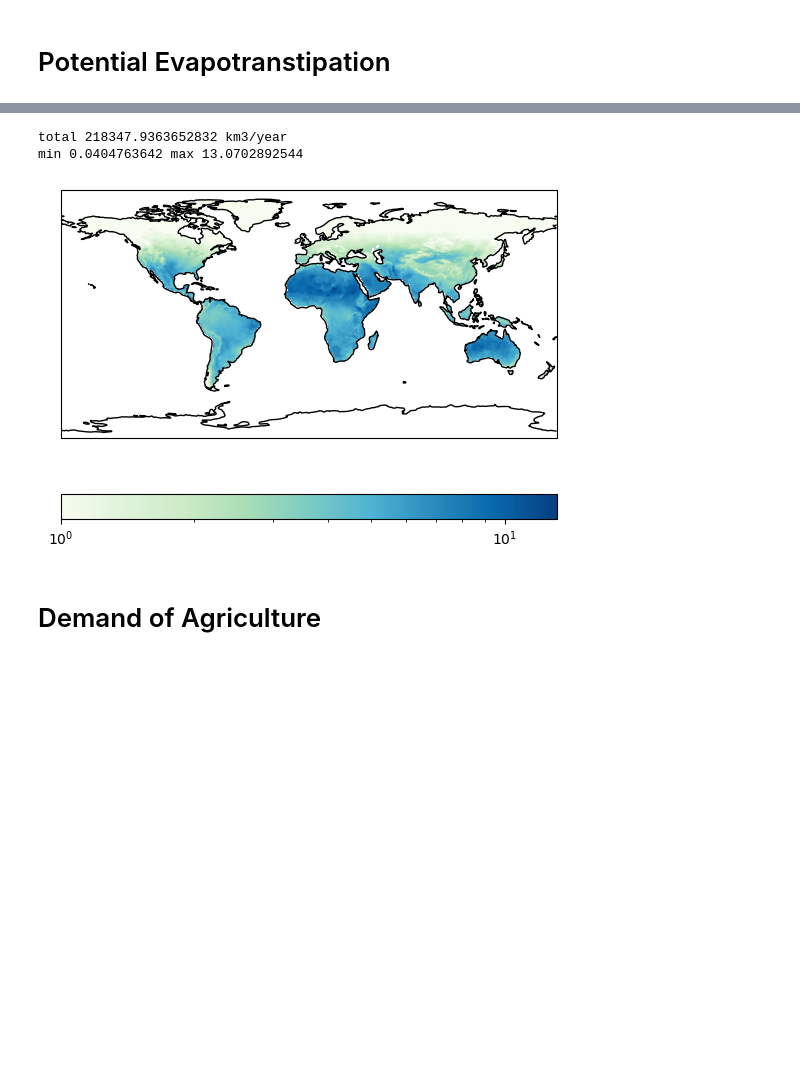
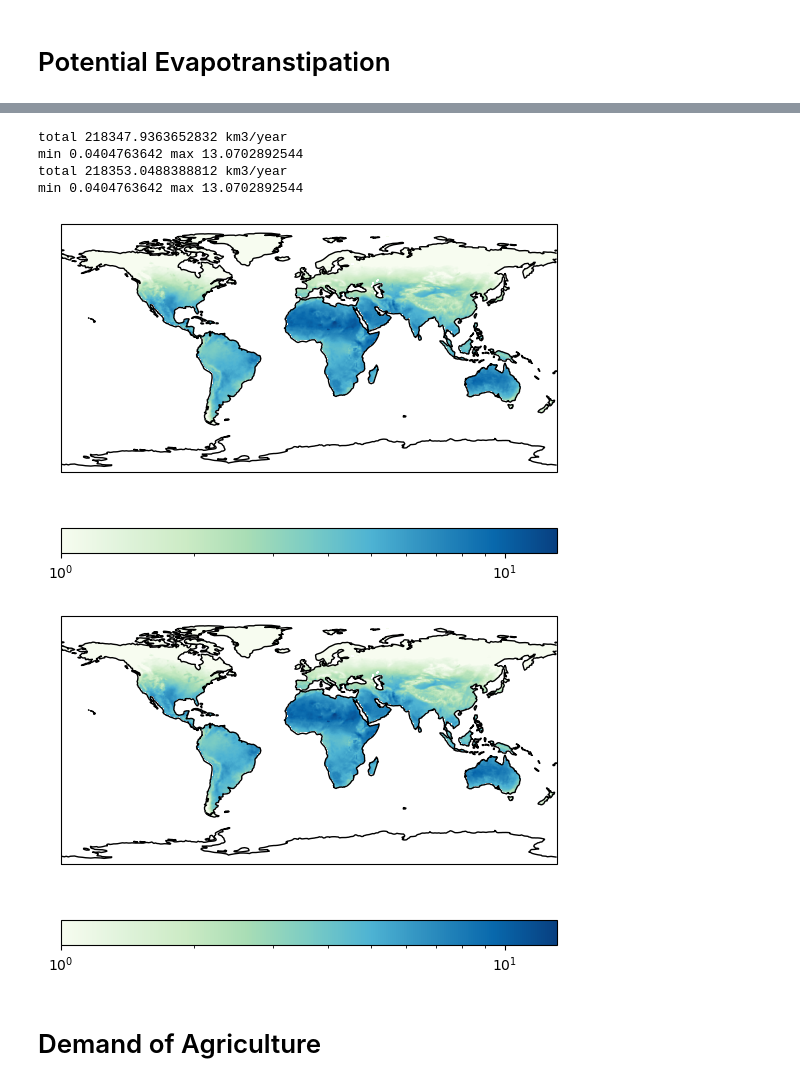
Before and after one commit to HalKiyo/xeno_jupyter_test, a Jupyter notebook: agr/lndout.ipynb, the cells around one changed output, grey strips where cells are left out. Saved outputs shown, nothing was run; the diff lists cells and outputs as text; code cells hidden in the pictures; blank space fills up the shorter version.

```diff
--- a/agr/lndout.ipynb
+++ b/agr/lndout.ipynb
@@ -150,10 +165,15 @@ min 0.00117855354375 max 0.7872777504
 # %%
 image = load_times_area(name='/PotEvap_/W5E5LECD20190000.hlf', SUF='.hlf')
 worldmap_norm(image, vmin=1)
+image = load_times_area(name='/PotEvap_/W5E5LR__20190000.hlf', SUF='.hlf')
+worldmap_norm(image, vmin=1)
 # %% [output]
 total 218347.9363652832 km3/year
 min 0.0404763642 max 13.0702892544
+total 218353.0488388812 km3/year
+min 0.0404763642 max 13.0702892544
 [figure]
+[figure, added]
 # %% [markdown]
 # Demand of Agriculture
 # %%
```
Also changed, not shown: parts of 3 cells of this notebook, 3 other files.
